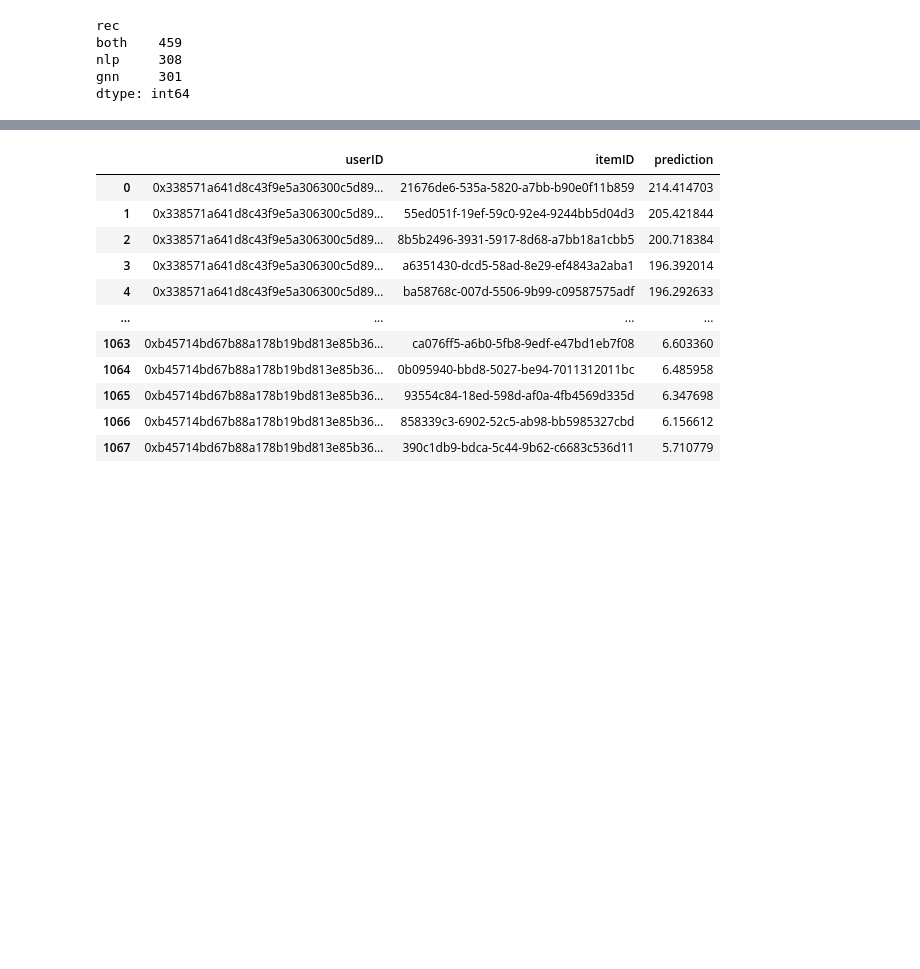
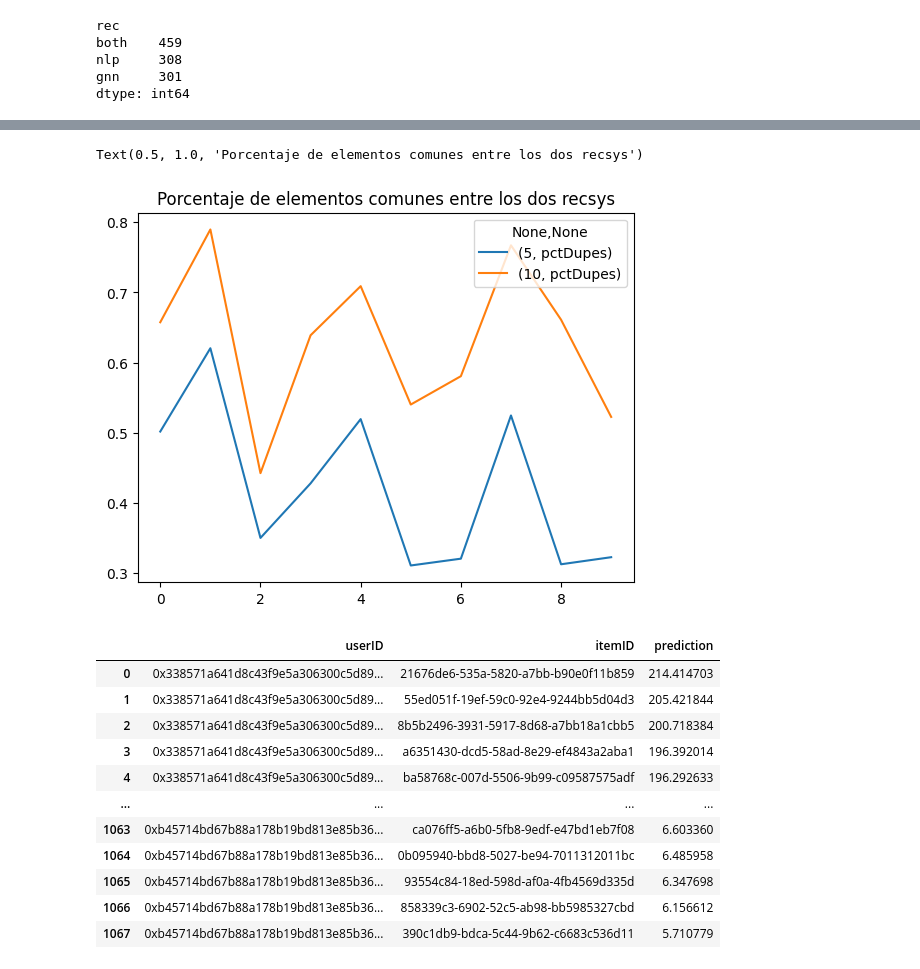
Before and after one commit to daviddavo/upm-tfm-notebooks, a Jupyter notebook: 12-hybrid.ipynb, the cells around one changed output, grey strips where cells are left out. Saved outputs shown, nothing was run; the diff lists cells and outputs as text; code cells hidden in the pictures; blank space fills up the shorter version.

```diff
--- a/12-hybrid.ipynb
+++ b/12-hybrid.ipynb
@@ -527,3 +538,14 @@ for ax, k in zip(axes, [5,10]):
+# %%
+# TODO: Imprimir el porcentaje de propuestas duplicadas/exclusivas
+# for k in debug_metrics.columns.get_level_values(0):
+#     debug_metrics[k, 'pctExclusive'] = 1 - debug_metrics[k, 'pctDupes']
+# debug_metrics = debug_metrics.sort_index(axis=1)
+
+debug_metrics.plot()
+plt.title("Porcentaje de elementos comunes entre los dos recsys")
+# %% [output]
+Text(0.5, 1.0, 'Porcentaje de elementos comunes entre los dos recsys')
+[figure, added]
 # %%
 model.nlp.recommend_k_items(
     to_users=test['userID'].unique(),
```
Also changed, not shown: parts of 15 cells of this notebook, 1 other file.
